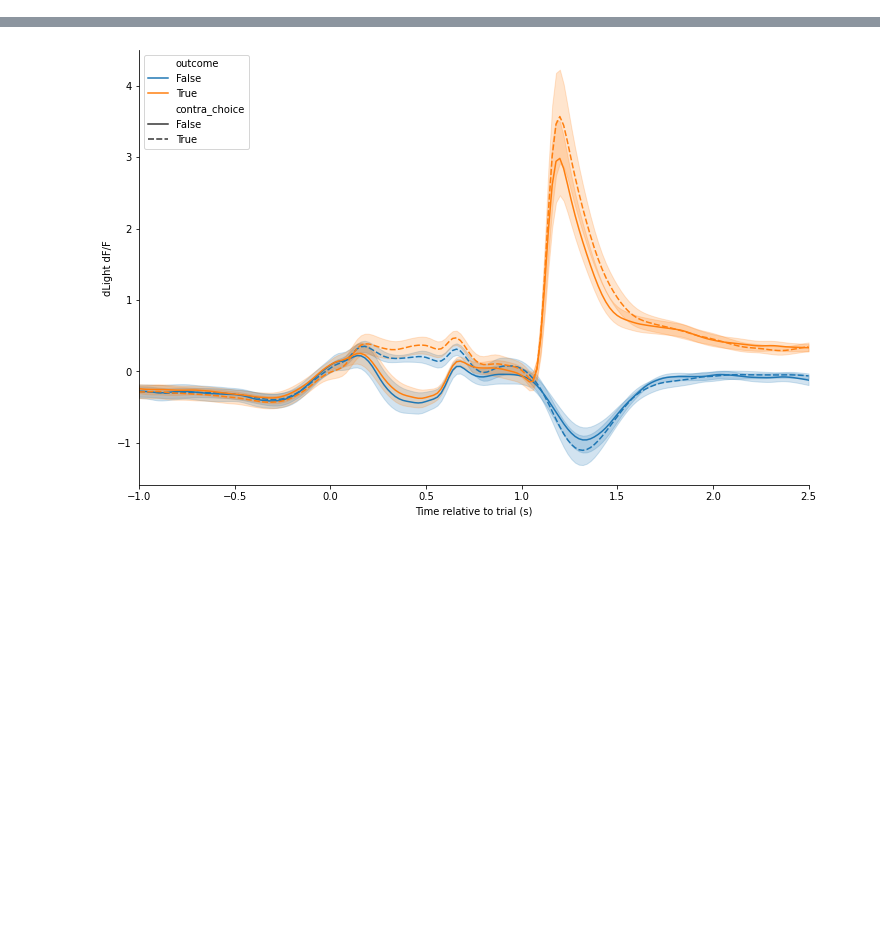
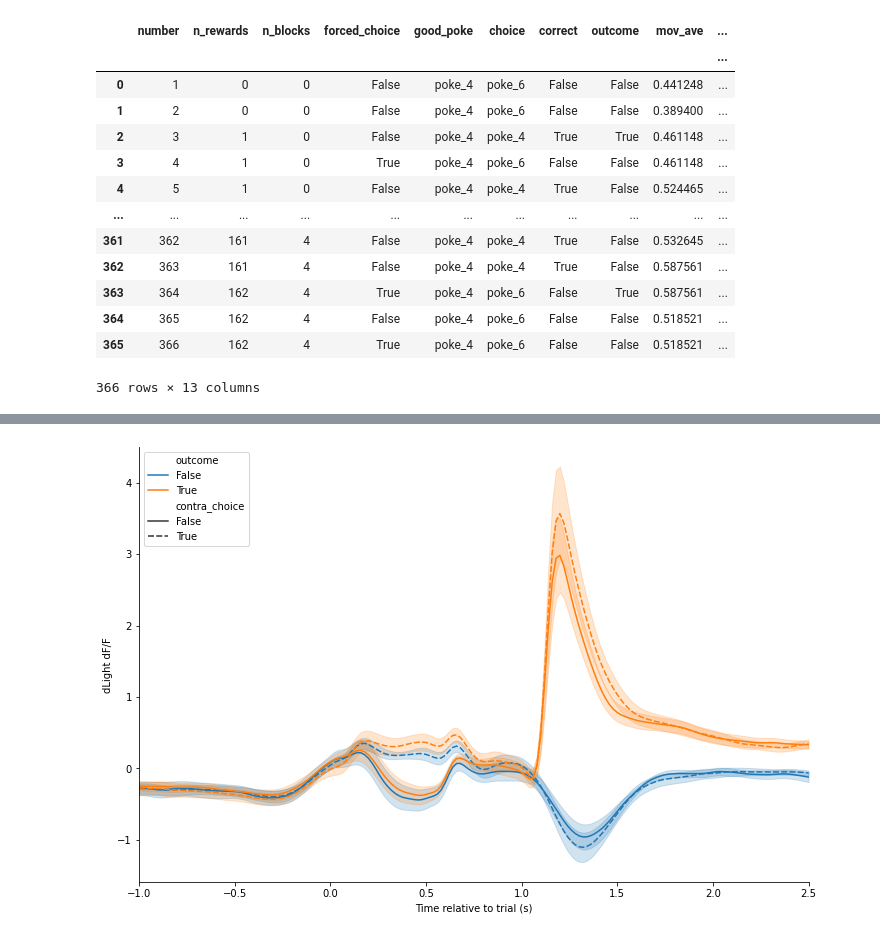
Before and after one commit to cognitive-circuits/photometry_analysis, a Jupyter notebook: photometry_analysis.ipynb, the cells around one changed output, grey strips where cells are left out. Saved outputs shown, nothing was run; the diff lists cells and outputs as text; code cells hidden in the pictures; blank space fills up the shorter version.

```diff
--- a/photometry_analysis.ipynb
+++ b/photometry_analysis.ipynb
@@ -38,0 +140,18 @@ pp.preprocess_data(raw_data_dir, processed_data_dir, plots_dir, trial_events)
+# %%
+session.trials_df # Contents of 'trials.htsv' as a Dataframe with one row per trial,
+                  # containing information about the trial and the times of trial events.
+# %% [output]
+|  | number | n_rewards | n_blocks | forced_choice | good_poke | choice | correct | outcome | mov_ave | ... |
+|  |  |  |  |  |  |  |  |  |  | ... |
+| 0 | 1 | 0 | 0 | False | poke_4 | poke_6 | False | False | 0.441248 | ... |
+| 1 | 2 | 0 | 0 | False | poke_4 | poke_6 | False | False | 0.389400 | ... |
+| 2 | 3 | 1 | 0 | False | poke_4 | poke_4 | True | True | 0.461148 | ... |
+| 3 | 4 | 1 | 0 | True | poke_4 | poke_6 | False | False | 0.461148 | ... |
+| 4 | 5 | 1 | 0 | False | poke_4 | poke_4 | True | False | 0.524465 | ... |
+| ... | ... | ... | ... | ... | ... | ... | ... | ... | ... | ... |
+| 361 | 362 | 161 | 4 | False | poke_4 | poke_4 | True | False | 0.532645 | ... |
+| 362 | 363 | 161 | 4 | False | poke_4 | poke_4 | True | False | 0.587561 | ... |
+| 363 | 364 | 162 | 4 | True | poke_4 | poke_6 | False | True | 0.587561 | ... |
+| 364 | 365 | 162 | 4 | False | poke_4 | poke_6 | False | False | 0.518521 | ... |
+| 365 | 366 | 162 | 4 | True | poke_4 | poke_6 | False | False | 0.518521 | ... |
+366 rows × 13 columns
```
Also changed, not shown: parts of 15 cells of this notebook, 4 other files.
